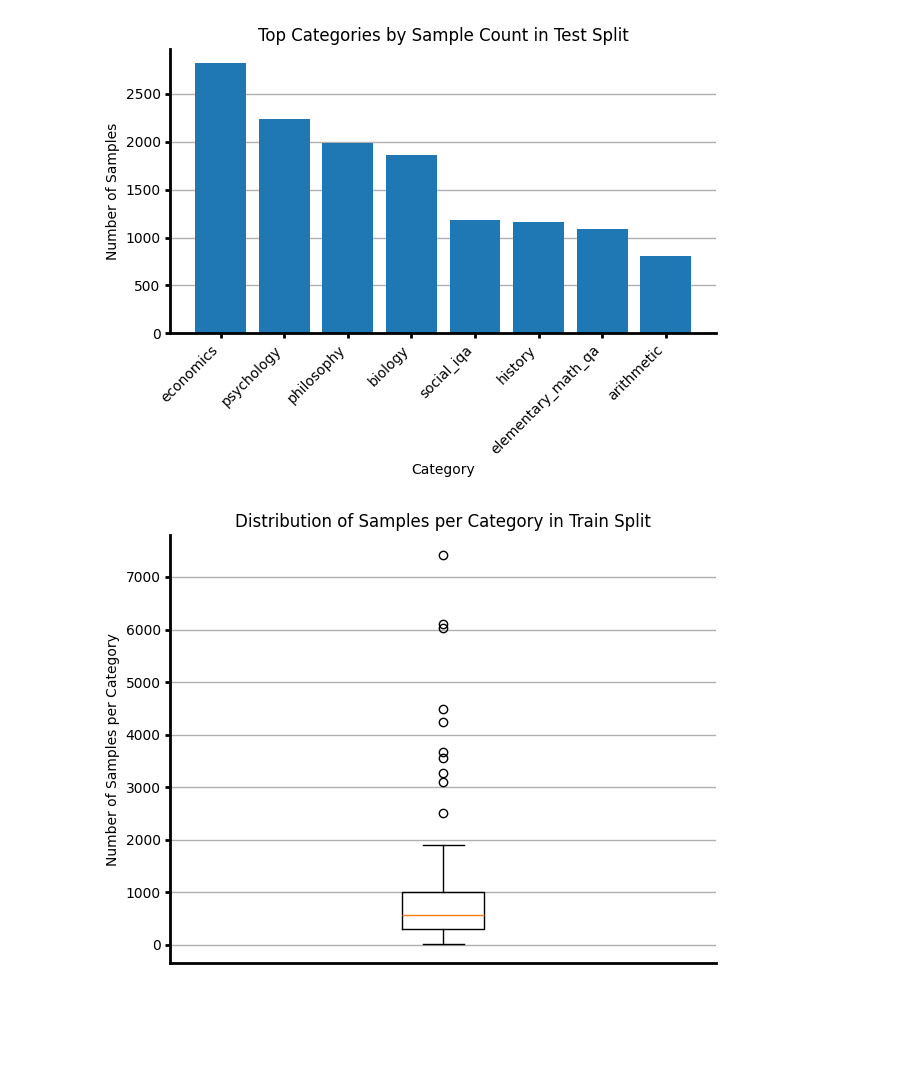
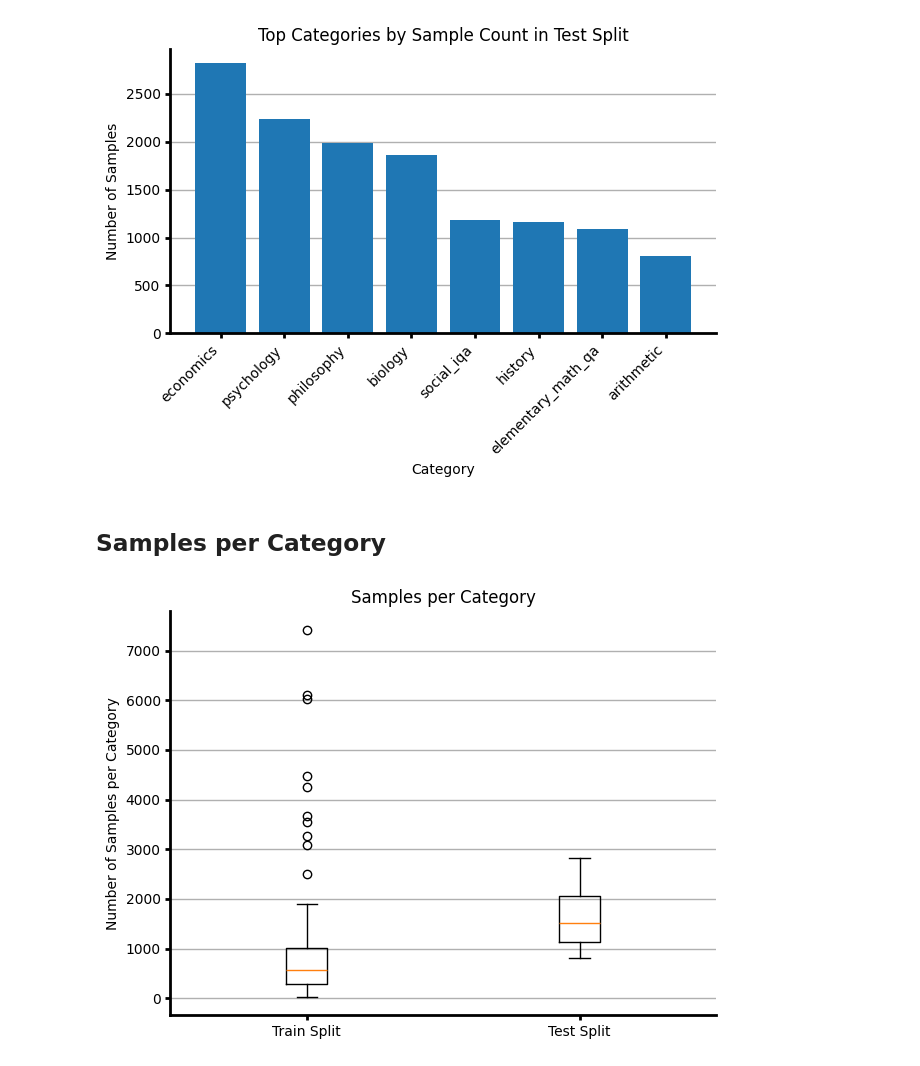
Before and after one commit to nicomu99/practical-course2, a Jupyter notebook: input_distribution_analysis.ipynb, the cells around one changed output. Cells and saved outputs as stored; diff of their text form; code cells hidden in the pictures; blank space fills up the shorter version.

```diff
--- a/input_distribution_analysis.ipynb
+++ b/input_distribution_analysis.ipynb
@@ -16,8 +16,8 @@ test_df = pd.read_parquet('data_analysis/agent_test.parquet')
 ## Plot styling
 # %%
 def style_wrapper(
-        axis, title=None, x_label=None, y_label=None, show_legend=True,
-        x_start_at_zero=True
+        axis, title=None, x_label=None, y_label=None, show_legend=False,
+        x_start_at_zero=False
 ):
     """
     Custom styling for matplotlib axis. Removes the upper and right spines, the remaining two
@@ -238,28 +213,26 @@ plot_top_categories(dfs['Train/Eval Split'], title='Top Categories by Sample Cou
 plot_top_categories(dfs['Test Split'], title='Top Categories by Sample Count in Test Split')
 # %% [output]
 [figure]
+# %% [markdown]
+## Samples per Category
 # %%
-def plot_sample_count_boxplot(df, title=None):
-    category_counts = df['category'].value_counts()
+def plot_sample_count_boxplot(df_list, title=None):
+    category_counts = [
+        df['category'].value_counts().values for df in df_list
+    ]
+    labels = ['Train Split', 'Test Split']
+
     _, plot_ax = plt.subplots()
-    plot_ax.boxplot(category_counts.values)
+    plot_ax.boxplot(category_counts, tick_labels=labels)
 
     style_wrapper(
-        plot_ax,
-        title=title,
-        x_label=None,
+        plot_ax, title=title,
         y_label='Number of Samples per Category',
-        show_legend=False,
-        x_start_at_zero=True
     )
-
-    # Center the box and remove tick label
-    plot_ax.set_xticks([])
-    plot_ax.set_xlim(0.5, 1.5)
 
     plt.tight_layout()
     plt.show()
 # %%
-plot_sample_count_boxplot(dfs['Train/Eval Split'], title='Distribution of Samples per Category in Train Split')
+plot_sample_count_boxplot([train_df, test_df], title='Samples per Category')
 # %% [output]
-[figure, old version]
+[figure, new version]
```
Also changed, not shown: parts of 22 cells of this notebook.
